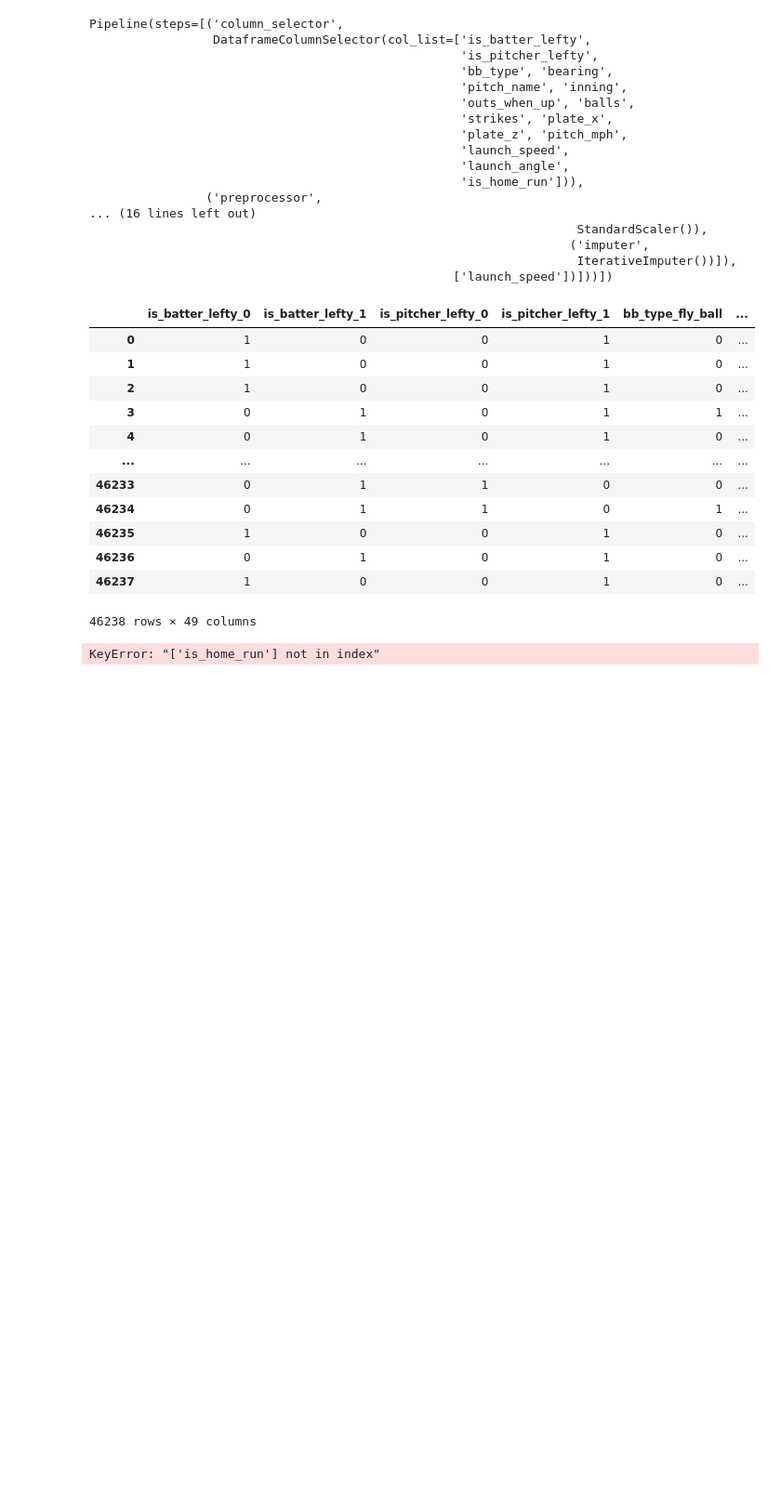
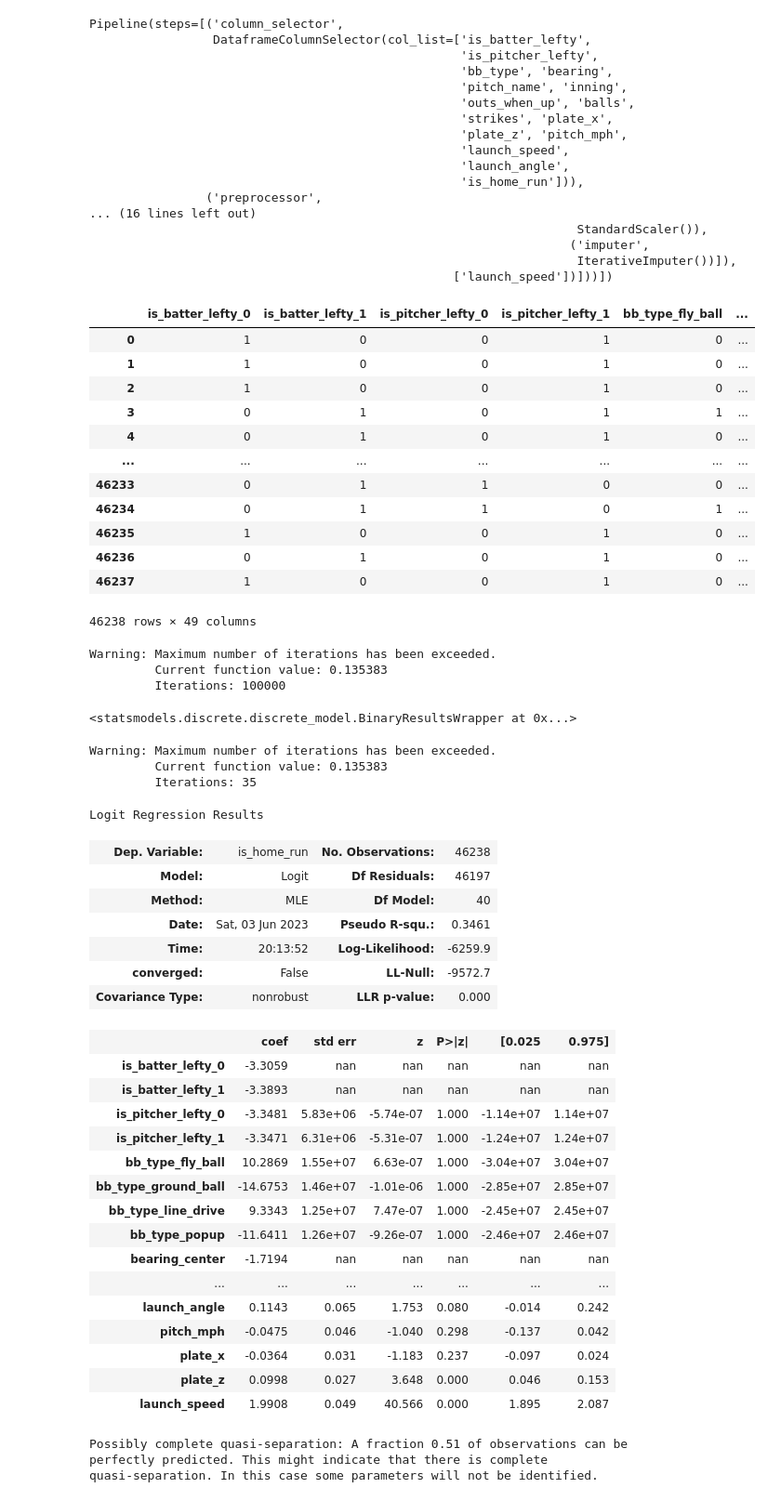
Before and after one commit to fmathews11/Predicting_Home_Runs_Via_ML, a Jupyter notebook: Logistic_Regression_With_StatsModels.ipynb, the cells around one changed output. Shown at 93% size. Saved outputs shown, nothing was run; the diff lists cells and outputs as text; code cells hidden in the pictures; blank space fills up the shorter version.

```diff
--- a/Logistic_Regression_With_StatsModels.ipynb
+++ b/Logistic_Regression_With_StatsModels.ipynb
@@ -162,10 +168,49 @@ transformed_data
 | 46236 | 0 | 1 | 0 | 1 | 0 | ... |
 | 46237 | 1 | 0 | 0 | 1 | 0 | ... |
 46238 rows × 49 columns
-# %%
-testing_df = pd.read_csv('raw_data/bb_test.csv')
-testing_df = testing_df.loc[testing_df.bb_type.notnull()]
-
-transformation_pipeline.transform(testing_df)
-# %% [output]
-KeyError: "['is_home_run'] not in index"
+# %%
+X = transformed_data.drop('is_home_run',axis = 1)
+y = transformed_data.is_home_run
+logit_model = sm.Logit(y,X)
+logit_model.fit(maxiter=100000)
+# %% [output]
+Warning: Maximum number of iterations has been exceeded.
+         Current function value: 0.135383
+         Iterations: 100000
+<statsmodels.discrete.discrete_model.BinaryResultsWrapper at 0x...>
+# %%
+result = logit_model.fit()
+# %% [output]
+Warning: Maximum number of iterations has been exceeded.
+         Current function value: 0.135383
+         Iterations: 35
+# %%
+result.summary()
+# %% [output]
+Logit Regression Results
+| Dep. Variable: | is_home_run | No. Observations: | 46238 |
+| Model: | Logit | Df Residuals: | 46197 |
+| Method: | MLE | Df Model: | 40 |
+| Date: | Sat, 03 Jun 2023 | Pseudo R-squ.: | 0.3461 |
+| Time: | 20:13:52 | Log-Likelihood: | -6259.9 |
+| converged: | False | LL-Null: | -9572.7 |
+| Covariance Type: | nonrobust | LLR p-value: | 0.000 |
+|  | coef | std err | z | P>|z| | [0.025 | 0.975] |
+| is_batter_lefty_0 | -3.3059 | nan | nan | nan | nan | nan |
+| is_batter_lefty_1 | -3.3893 | nan | nan | nan | nan | nan |
+| is_pitcher_lefty_0 | -3.3481 | 5.83e+06 | -5.74e-07 | 1.000 | -1.14e+07 | 1.14e+07 |
+| is_pitcher_lefty_1 | -3.3471 | 6.31e+06 | -5.31e-07 | 1.000 | -1.24e+07 | 1.24e+07 |
+| bb_type_fly_ball | 10.2869 | 1.55e+07 | 6.63e-07 | 1.000 | -3.04e+07 | 3.04e+07 |
+| bb_type_ground_ball | -14.6753 | 1.46e+07 | -1.01e-06 | 1.000 | -2.85e+07 | 2.85e+07 |
+| bb_type_line_drive | 9.3343 | 1.25e+07 | 7.47e-07 | 1.000 | -2.45e+07 | 2.45e+07 |
+| bb_type_popup | -11.6411 | 1.26e+07 | -9.26e-07 | 1.000 | -2.46e+07 | 2.46e+07 |
+| bearing_center | -1.7194 | nan | nan | nan | nan | nan |
+| ... | ... | ... | ... | ... | ... | ... |
+| launch_angle | 0.1143 | 0.065 | 1.753 | 0.080 | -0.014 | 0.242 |
+| pitch_mph | -0.0475 | 0.046 | -1.040 | 0.298 | -0.137 | 0.042 |
+| plate_x | -0.0364 | 0.031 | -1.183 | 0.237 | -0.097 | 0.024 |
+| plate_z | 0.0998 | 0.027 | 3.648 | 0.000 | 0.046 | 0.153 |
+| launch_speed | 1.9908 | 0.049 | 40.566 | 0.000 | 1.895 | 2.087 |
+Possibly complete quasi-separation: A fraction 0.51 of observations can be
+perfectly predicted. This might indicate that there is complete
+quasi-separation. In this case some parameters will not be identified.
```
Also changed, not shown: parts of 2 cells of this notebook, 1 other file.
